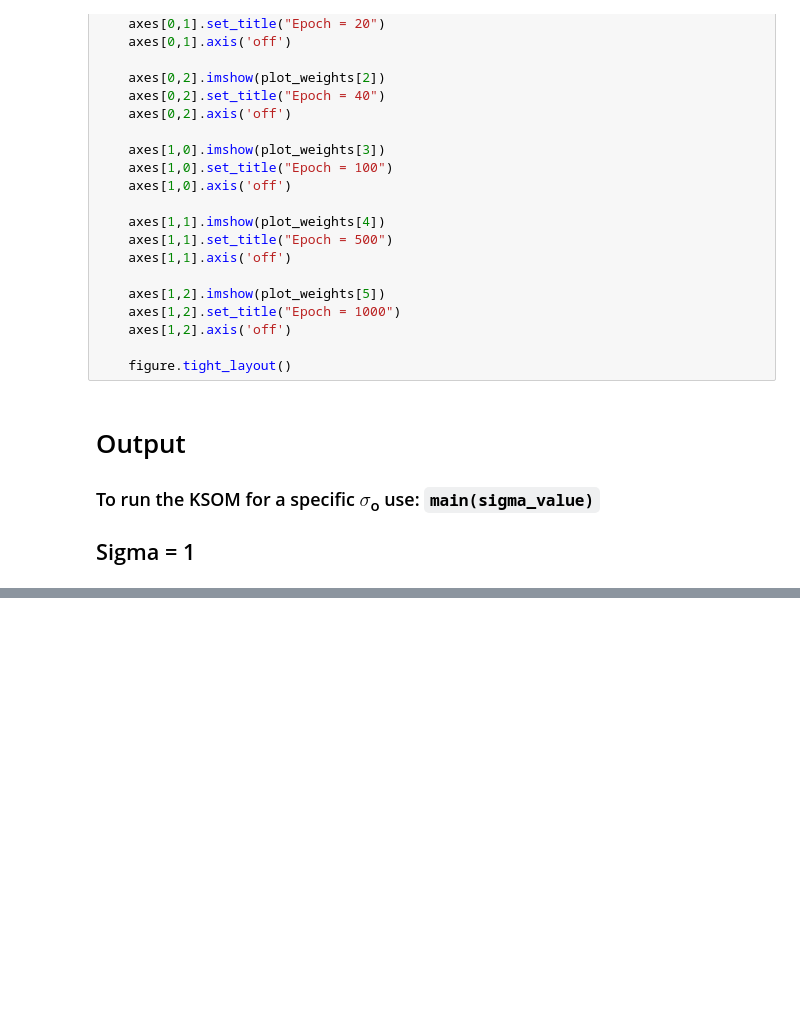
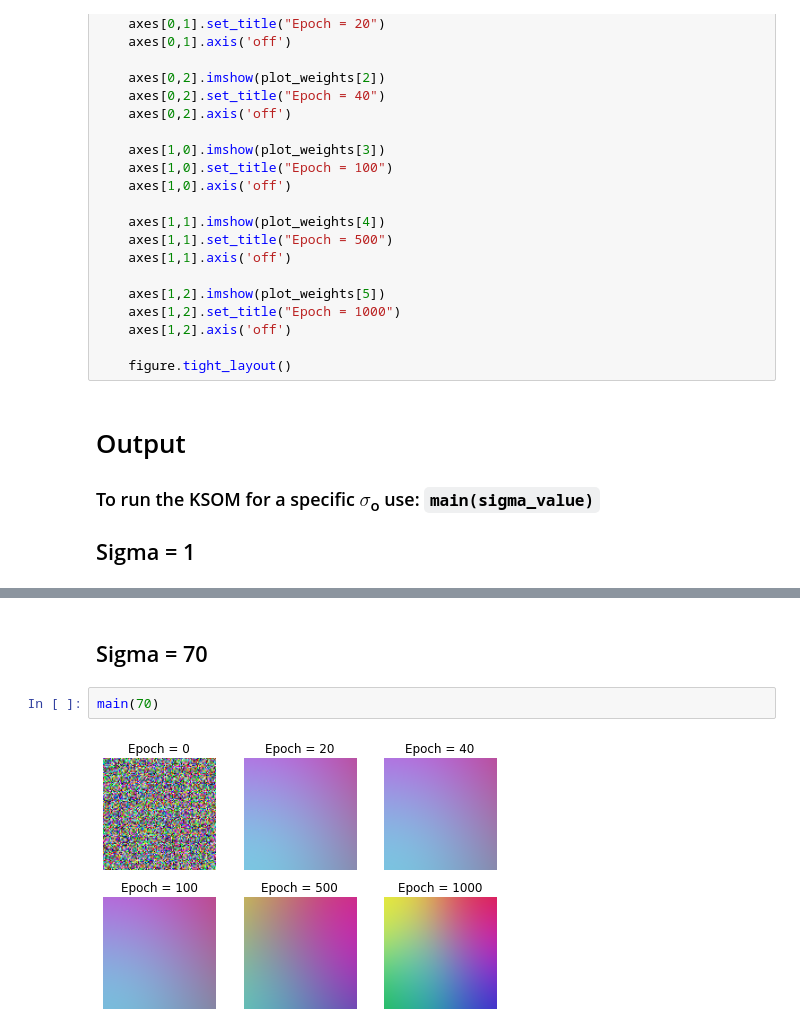
Before and after one commit to subramario/Kohonen-Self-Organizing-Map, a Jupyter notebook: Q4.ipynb, the cells around one changed output, grey strips where cells are left out. Cells and saved outputs as stored; diff of their text form; blank space fills up the shorter version.

```diff
--- a/Q4.ipynb
+++ b/Q4.ipynb
@@ -166,0 +183,6 @@ main(50)
+# %% [markdown]
+## Sigma = 70
+# %%
+main(70)
+# %% [output]
+[figure, added]
```
Also changed, not shown: parts of 9 cells of this notebook.
